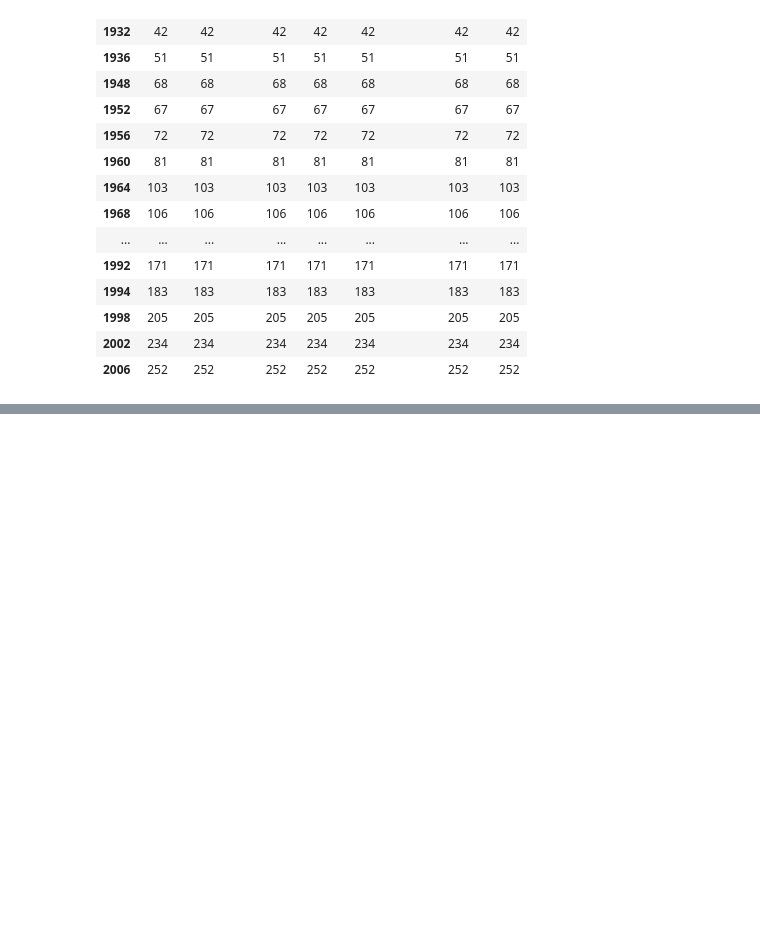
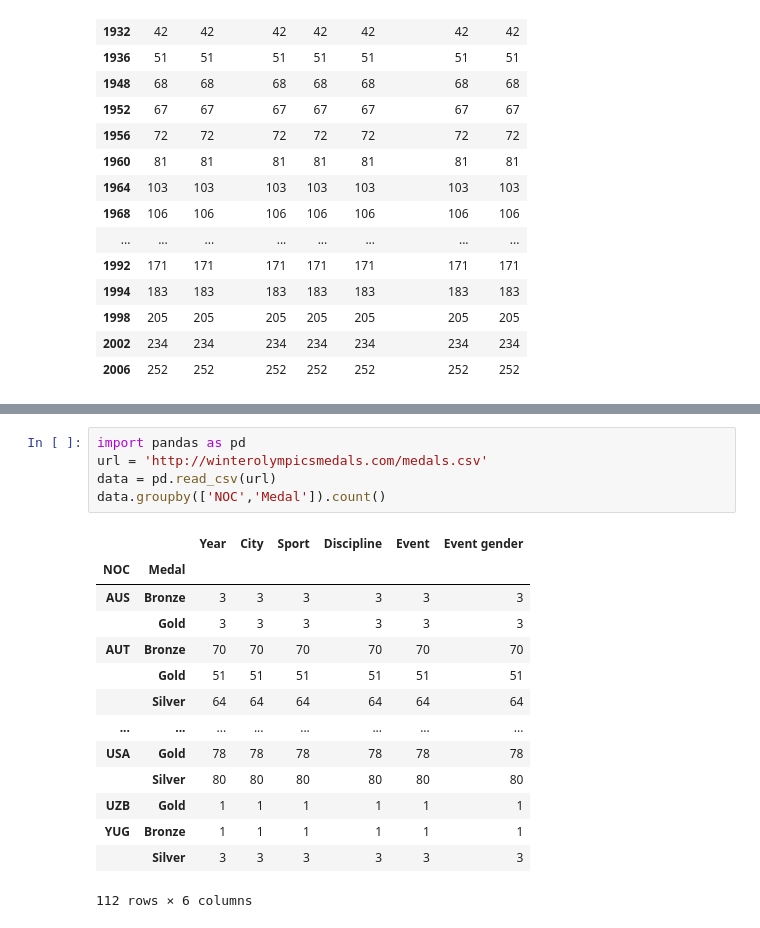
Before and after one commit to LeTienNhan20104048/LeTienNhan20104048, a Jupyter notebook: Tuan_1.ipynb, the cells around one changed output, grey strips where cells are left out. Saved outputs shown, nothing was run; the diff lists cells and outputs as text; blank space fills up the shorter version.

```diff
--- a/Tuan_1.ipynb
+++ b/Tuan_1.ipynb
@@ -175,0 +270,20 @@ data.groupby('Year').count()
+# %%
+import pandas as pd
+url = 'http://winterolympicsmedals.com/medals.csv'
+data = pd.read_csv(url)
+data.groupby(['NOC','Medal']).count()
+# %% [output]
+|  |  | Year | City | Sport | Discipline | Event | Event gender |
+| NOC | Medal |  |  |  |  |  |  |
+| AUS | Bronze | 3 | 3 | 3 | 3 | 3 | 3 |
+|  | Gold | 3 | 3 | 3 | 3 | 3 | 3 |
+| AUT | Bronze | 70 | 70 | 70 | 70 | 70 | 70 |
+|  | Gold | 51 | 51 | 51 | 51 | 51 | 51 |
+|  | Silver | 64 | 64 | 64 | 64 | 64 | 64 |
+| ... | ... | ... | ... | ... | ... | ... | ... |
+| USA | Gold | 78 | 78 | 78 | 78 | 78 | 78 |
+|  | Silver | 80 | 80 | 80 | 80 | 80 | 80 |
+| UZB | Gold | 1 | 1 | 1 | 1 | 1 | 1 |
+| YUG | Bronze | 1 | 1 | 1 | 1 | 1 | 1 |
+|  | Silver | 3 | 3 | 3 | 3 | 3 | 3 |
+112 rows × 6 columns
```
Also changed, not shown: parts of 14 cells of this notebook.
